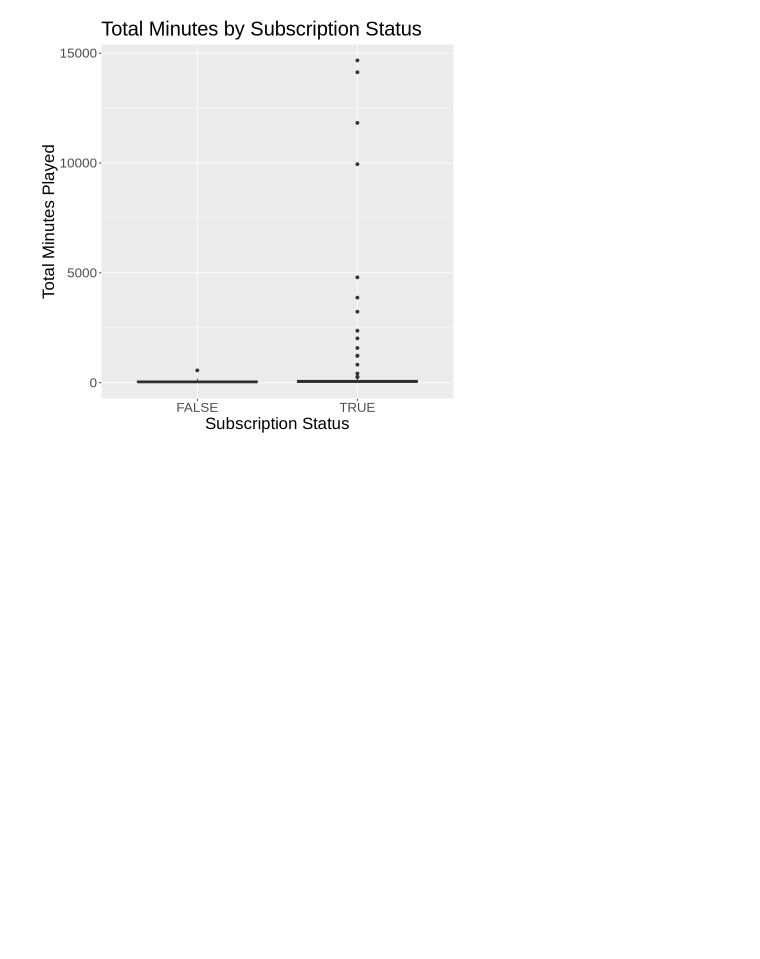
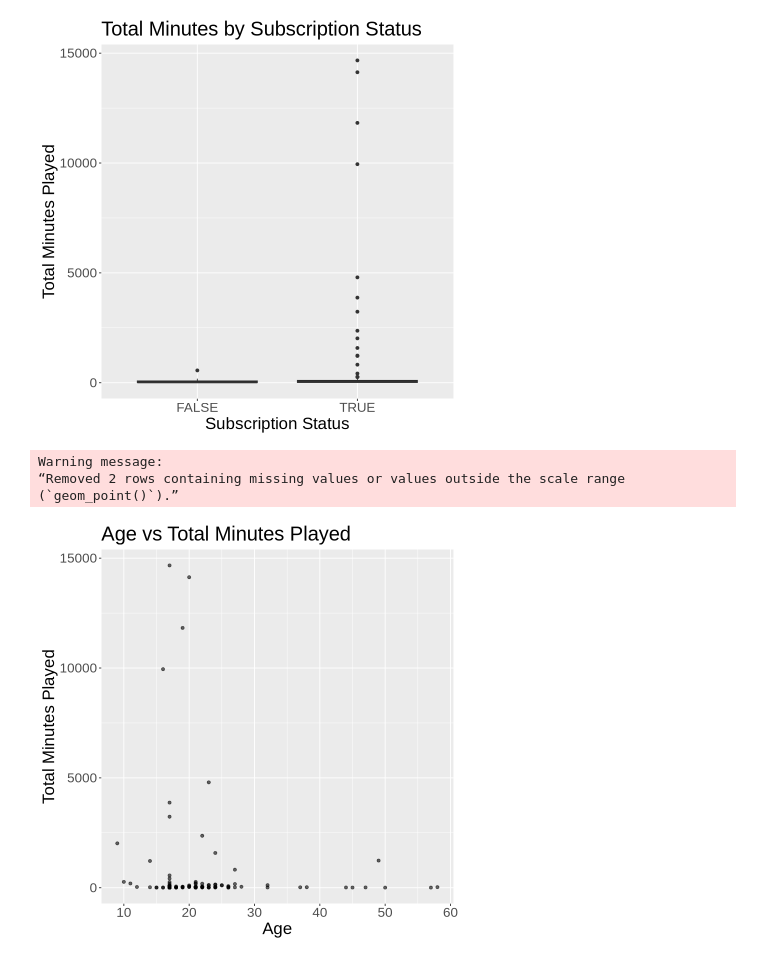
Before and after one commit to alexasestak/individual_planning_report_targetting_players, a Jupyter notebook: tidydata.ipynb, the cells around one changed output. Saved outputs shown, nothing was run; the diff lists cells and outputs as text; code cells hidden in the pictures; blank space fills up the shorter version.

Commit message:
created a scatterplot of total mins vs age of player

```diff
--- a/tidydata.ipynb
+++ b/tidydata.ipynb
@@ -115,3 +115,20 @@ total_mins_boxplot
 # there are is very few time recorded of players who are not subscribed, therefore subscription status is likely a high predictor of gameplay contribution
 # %% [output]
 [figure]
+# %%
+total_mins_scatterplot<-ggplot(full_data |> filter(!is.na(total_minutes)), aes(x = Age, y = total_minutes)) +
+  geom_point(alpha = 0.6, color = "black") +
+  labs(title = "Age vs Total Minutes Played",
+       x = "Age",
+       y = "Total Minutes Played")+
+    theme(text=element_text(size=20))
+total_mins_scatterplot
+
+# most people who game are young adults, teenage to late 20s age.
+# there is no clear linear relationship between age and total minutes, but a few older players seem to be high contributors
+# this suggests age may interact with other traits, like experience or subscription status
+# %% [output]
+Warning message:
+“Removed 2 rows containing missing values or values outside the scale range
+(`geom_point()`).”
+[figure, added]
```
